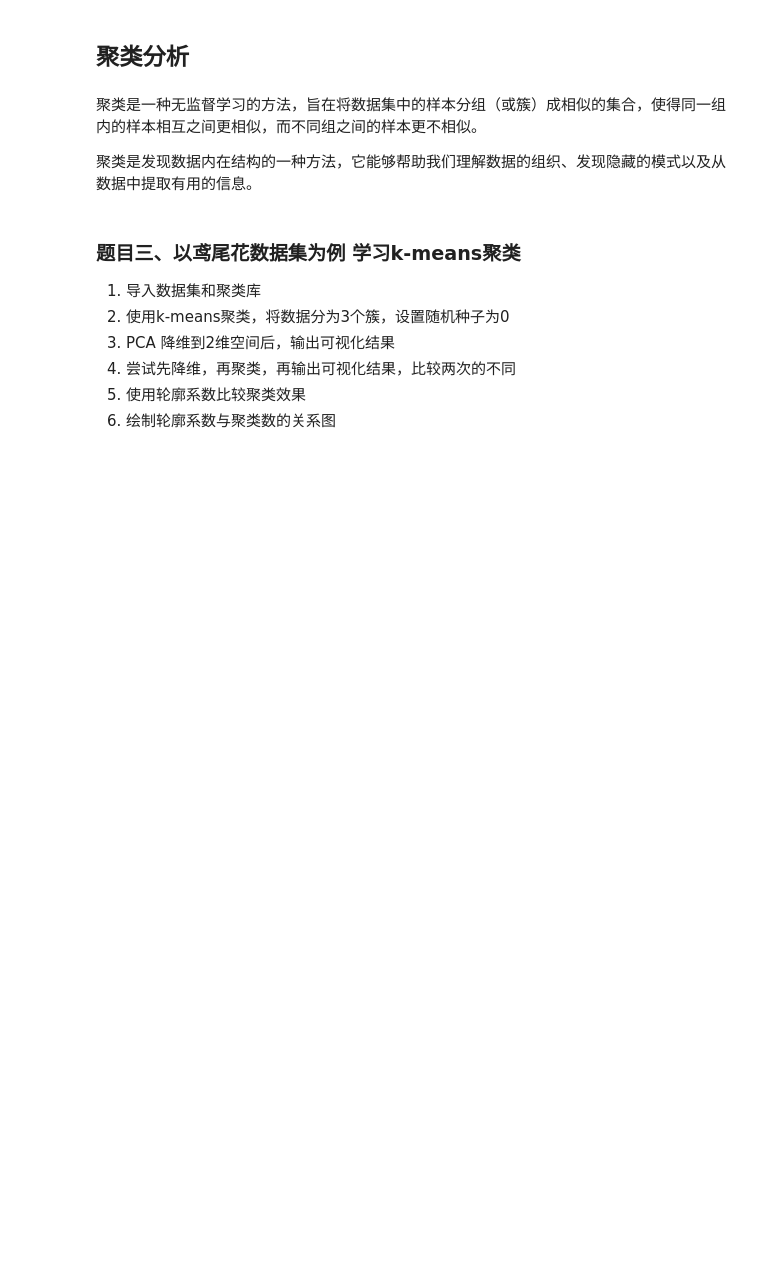
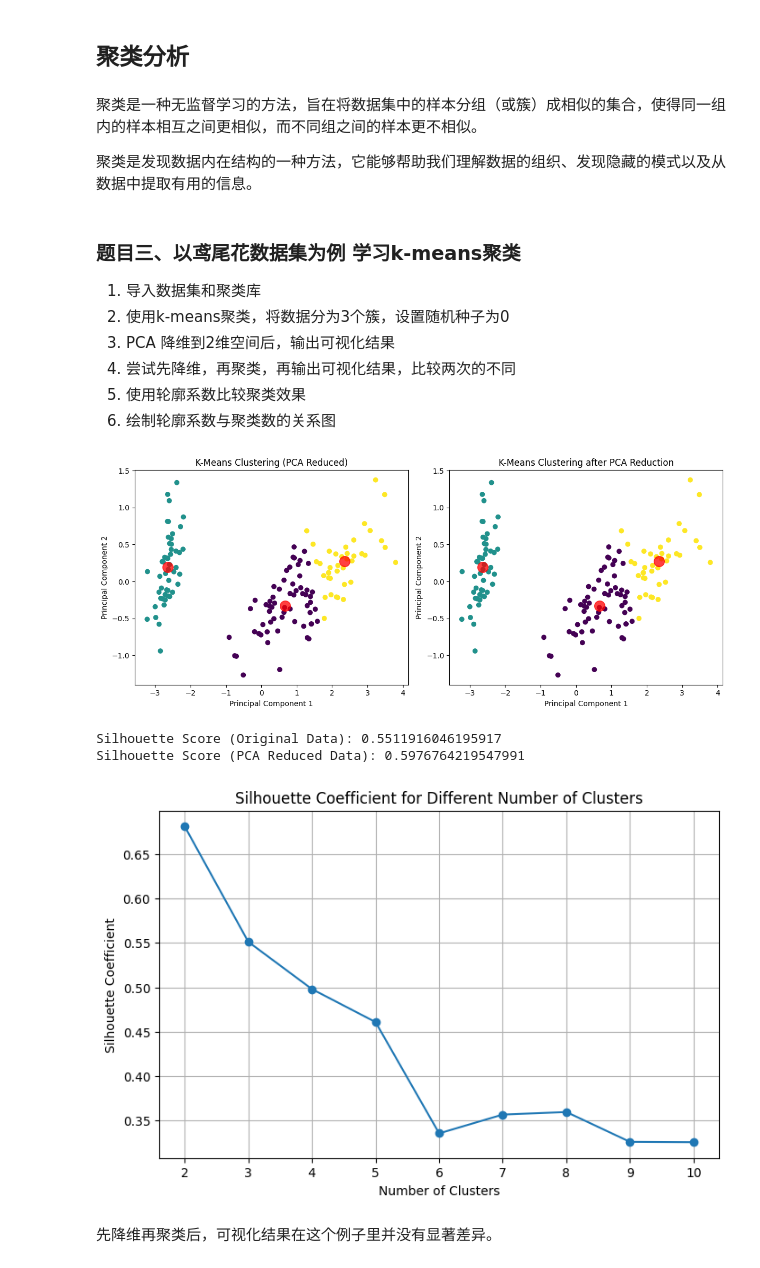
Before and after one commit to bouncekk/HomeWork, a Jupyter notebook: dase_homework/Homework10.ipynb, the cells around one changed output. Drawn from its saved outputs; the diff is of its cells as text; code cells hidden in the pictures; blank space fills up the shorter version.

```diff
--- a/dase_homework/Homework10.ipynb
+++ b/dase_homework/Homework10.ipynb
@@ -106,6 +142,81 @@ SVM 是有监督的学习模型，就是说我们需要先对数据打上标签
 4. 尝试先降维，再聚类，再输出可视化结果，比较两次的不同
 5. 使用轮廓系数比较聚类效果
 6. 绘制轮廓系数与聚类数的关系图
+# %%
+# 导入数据集和聚类库
+from sklearn.datasets import load_iris
+from sklearn.cluster import KMeans
+from sklearn.decomposition import PCA
+import matplotlib.pyplot as plt
+from sklearn.metrics import silhouette_score
+import numpy as np
+
+# 加载鸢尾花数据集
+iris = load_iris()
+X, y = iris.data, iris.target
+
+# 使用k-means聚类，将数据分为3个簇，设置随机种子为0
+kmeans = KMeans(n_clusters=3, random_state=0)
+kmeans.fit(X)
+y_kmeans = kmeans.predict(X)
+
+# PCA 降维到2维空间后，输出可视化结果
+pca = PCA(n_components=2)
+X_pca = pca.fit_transform(X)
+plt.figure(figsize=(12, 5))
+plt.subplot(1, 2, 1)
+plt.scatter(X_pca[:, 0], X_pca[:, 1], c=y_kmeans, cmap='viridis')
+centers = pca.transform(kmeans.cluster_centers_)
+plt.scatter(centers[:, 0], centers[:, 1], c='red', s=200, alpha=0.75)
+plt.title('K-Means Clustering (PCA Reduced)')
+plt.xlabel('Principal Component 1')
+plt.ylabel('Principal Component 2')
+
+# 尝试先降维，再聚类，再输出可视化结果，比较两次的不同
+kmeans_pca = KMeans(n_clusters=3, random_state=0)
+kmeans_pca.fit(X_pca)
+y_kmeans_pca = kmeans_pca.predict(X_pca)
+
+plt.subplot(1, 2, 2)
+plt.scatter(X_pca[:, 0], X_pca[:, 1], c=y_kmeans_pca, cmap='viridis')
+centers_pca = kmeans_pca.cluster_centers_
+plt.scatter(centers_pca[:, 0], centers_pca[:, 1], c='red', s=200, alpha=0.75)
+plt.title('K-Means Clustering after PCA Reduction')
+plt.xlabel('Principal Component 1')
+plt.ylabel('Principal Component 2')
+
+plt.tight_layout()
+plt.show()
+
+# 使用轮廓系数比较聚类效果
+silhouette_avg = silhouette_score(X, y_kmeans)
+silhouette_avg_pca = silhouette_score(X_pca, y_kmeans_pca)
+print(f'Silhouette Score (Original Data): {silhouette_avg}')
+print(f'Silhouette Score (PCA Reduced Data): {silhouette_avg_pca}')
+
+# 绘制轮廓系数与聚类数的关系图
+range_n_clusters = list(range(2, 11))
+silhouette_avgs = []
+for n_clusters in range_n_clusters:
+    kmeans = KMeans(n_clusters=n_clusters, random_state=0)
+    cluster_labels = kmeans.fit_predict(X)
+    silhouette_avg = silhouette_score(X, cluster_labels)
+    silhouette_avgs.append(silhouette_avg)
+
+plt.figure(figsize=(8, 5))
+plt.plot(range_n_clusters, silhouette_avgs, marker='o')
+plt.title('Silhouette Coefficient for Different Number of Clusters')
+plt.xlabel('Number of Clusters')
+plt.ylabel('Silhouette Coefficient')
+plt.grid(True)
+plt.show()
+# %% [output]
+[figure, added]
+Silhouette Score (Original Data): 0.5511916046195917
+Silhouette Score (PCA Reduced Data): 0.5976764219547991
+[figure, added]
+# %% [markdown]
+先降维再聚类后，可视化结果在这个例子里并没有显著差异。
 # %% [markdown]
 **轮廓系数（Silhouette Coefficient）** 是一种用于度量数据点与其自身簇内数据的相似度与与最近的相邻簇的数据点的不相似度的指标。
 
```
Also changed, not shown: parts of 2 cells of this notebook, 1 other file.
